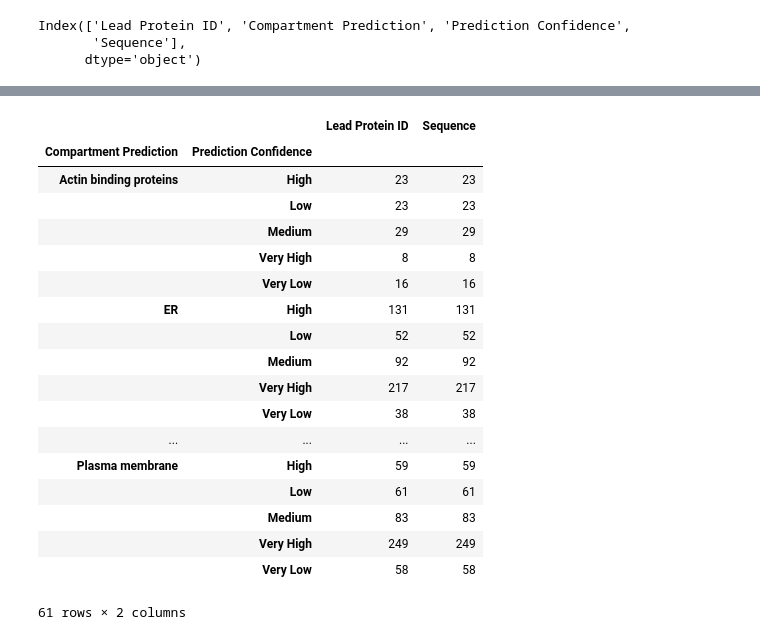
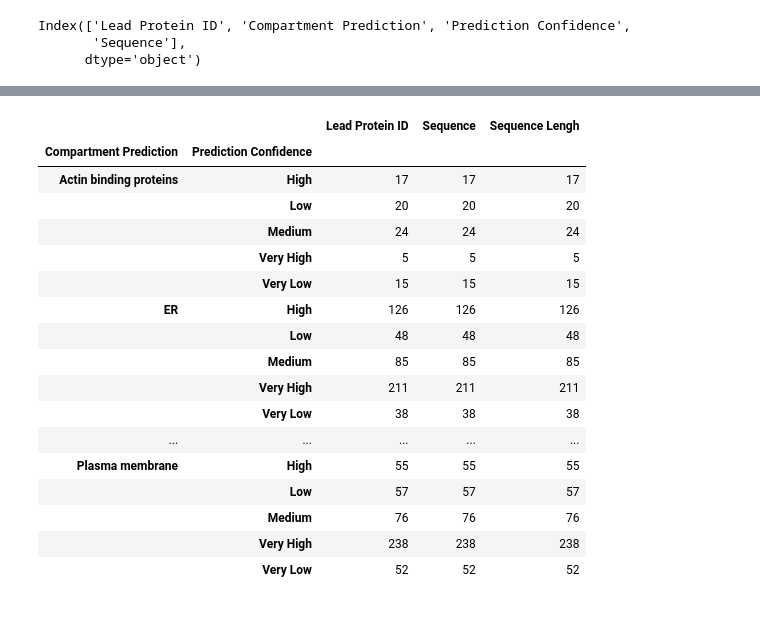
Before and after one commit to JulieRojas/Protein_Localisation_ML, a Jupyter notebook: Analysis_data.ipynb, the cells around one changed output, grey strips where cells are left out. Saved outputs shown, nothing was run; the diff lists cells and outputs as text; code cells hidden in the pictures.

```diff
--- a/Analysis_data.ipynb
+++ b/Analysis_data.ipynb
@@ -6,5 +8,5 @@ import csv
 # %%
-df = pd.read_csv('data/Dataset.csv', sep="\t")
+df = pd.read_csv('data/Dataset_onlyPredict.csv', sep="\t")
 df.head()
 # %% [output]
 |  | Lead Protein ID | Compartment Prediction | Prediction Confidence | Sequence |
@@ -21,0 +28,7 @@ Index(['Lead Protein ID', 'Compartment Prediction', 'Prediction Confidence',
+# %%
+lengh_seq = []
+for seq in df["Sequence"]:
+    lengh_seq.append(len(seq))
+lengh_seq = np.asarray(lengh_seq)
+# %%
+df["Sequence Lengh"] = lengh_seq
@@ -21,0 +50,6 @@ Index(['Lead Protein ID', 'Compartment Prediction', 'Prediction Confidence',
+# %%
+indexNames = df[ df['Sequence Lengh'] > 1500 ].index
+
+# Delete these row indexes from dataFrame
+df_short = df.drop(indexNames , inplace=False).reset_index(drop=True)
+df_short.head()
@@ -63,22 +108,21 @@ df['Compartment Prediction'].value_counts().plot.bar()
 # %%
-df.groupby(["Compartment Prediction", "Prediction Confidence"]).count()
+df_short.groupby(["Compartment Prediction", "Prediction Confidence"]).count()
 # %% [output]
-|  |  | Lead Protein ID | Sequence |
-| Compartment Prediction | Prediction Confidence |  |  |
-| Actin binding proteins | High | 23 | 23 |
-|  | Low | 23 | 23 |
-|  | Medium | 29 | 29 |
-|  | Very High | 8 | 8 |
-|  | Very Low | 16 | 16 |
-| ER | High | 131 | 131 |
-|  | Low | 52 | 52 |
-|  | Medium | 92 | 92 |
-|  | Very High | 217 | 217 |
-|  | Very Low | 38 | 38 |
-| ... | ... | ... | ... |
-| Plasma membrane | High | 59 | 59 |
-|  | Low | 61 | 61 |
-|  | Medium | 83 | 83 |
-|  | Very High | 249 | 249 |
-|  | Very Low | 58 | 58 |
+|  |  | Lead Protein ID | Sequence | Sequence Lengh |
+| Compartment Prediction | Prediction Confidence |  |  |  |
+| Actin binding proteins | High | 17 | 17 | 17 |
+|  | Low | 20 | 20 | 20 |
+|  | Medium | 24 | 24 | 24 |
+|  | Very High | 5 | 5 | 5 |
+|  | Very Low | 15 | 15 | 15 |
+| ER | High | 126 | 126 | 126 |
+|  | Low | 48 | 48 | 48 |
+|  | Medium | 85 | 85 | 85 |
+|  | Very High | 211 | 211 | 211 |
+|  | Very Low | 38 | 38 | 38 |
+| ... | ... | ... | ... | ... |
+| Plasma membrane | High | 55 | 55 | 55 |
+|  | Low | 57 | 57 | 57 |
+|  | Medium | 76 | 76 | 76 |
+|  | Very High | 238 | 238 | 238 |
+|  | Very Low | 52 | 52 | 52 |
-61 rows × 2 columns
```
Also changed, not shown: parts of 19 cells of this notebook, 24 other files.
